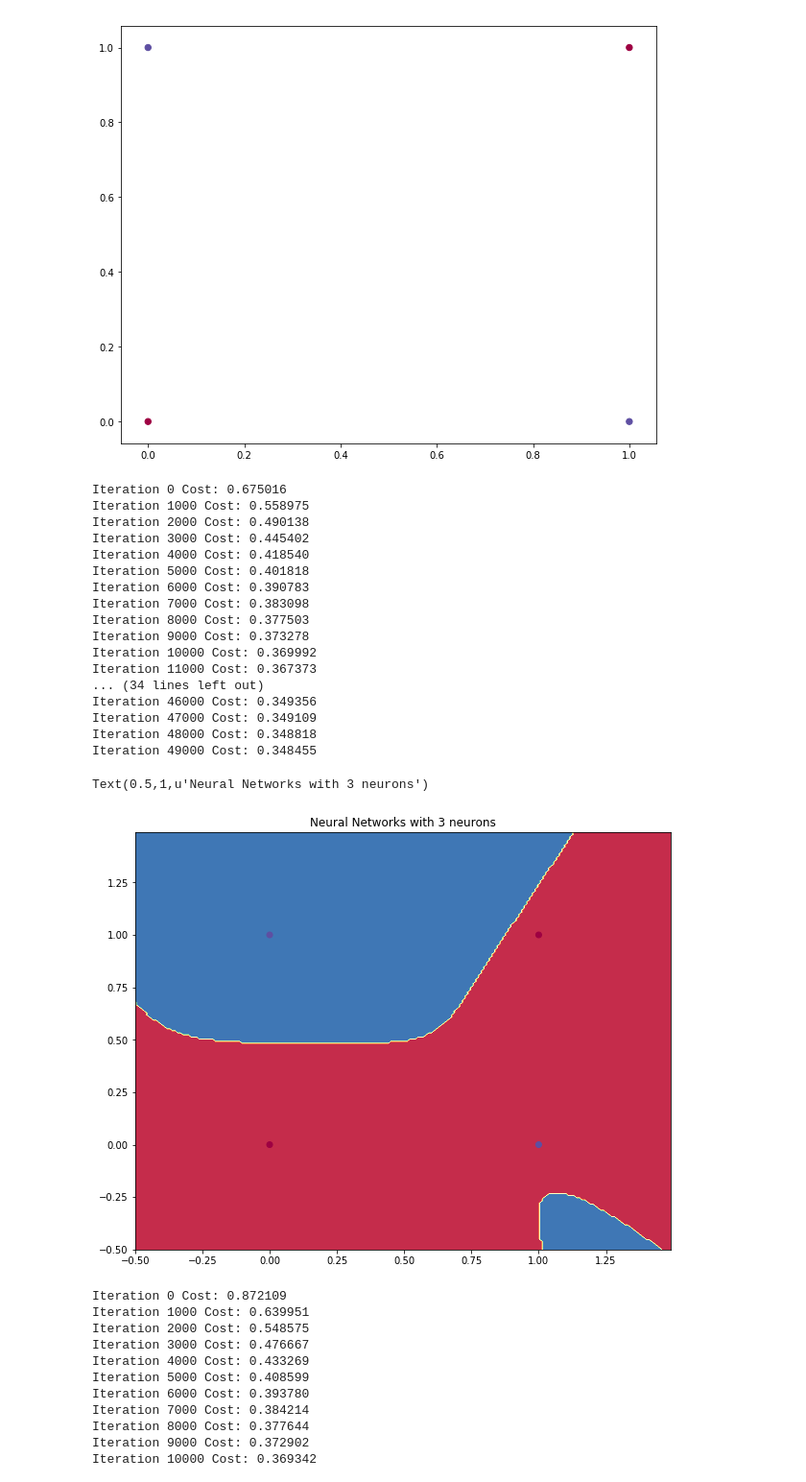
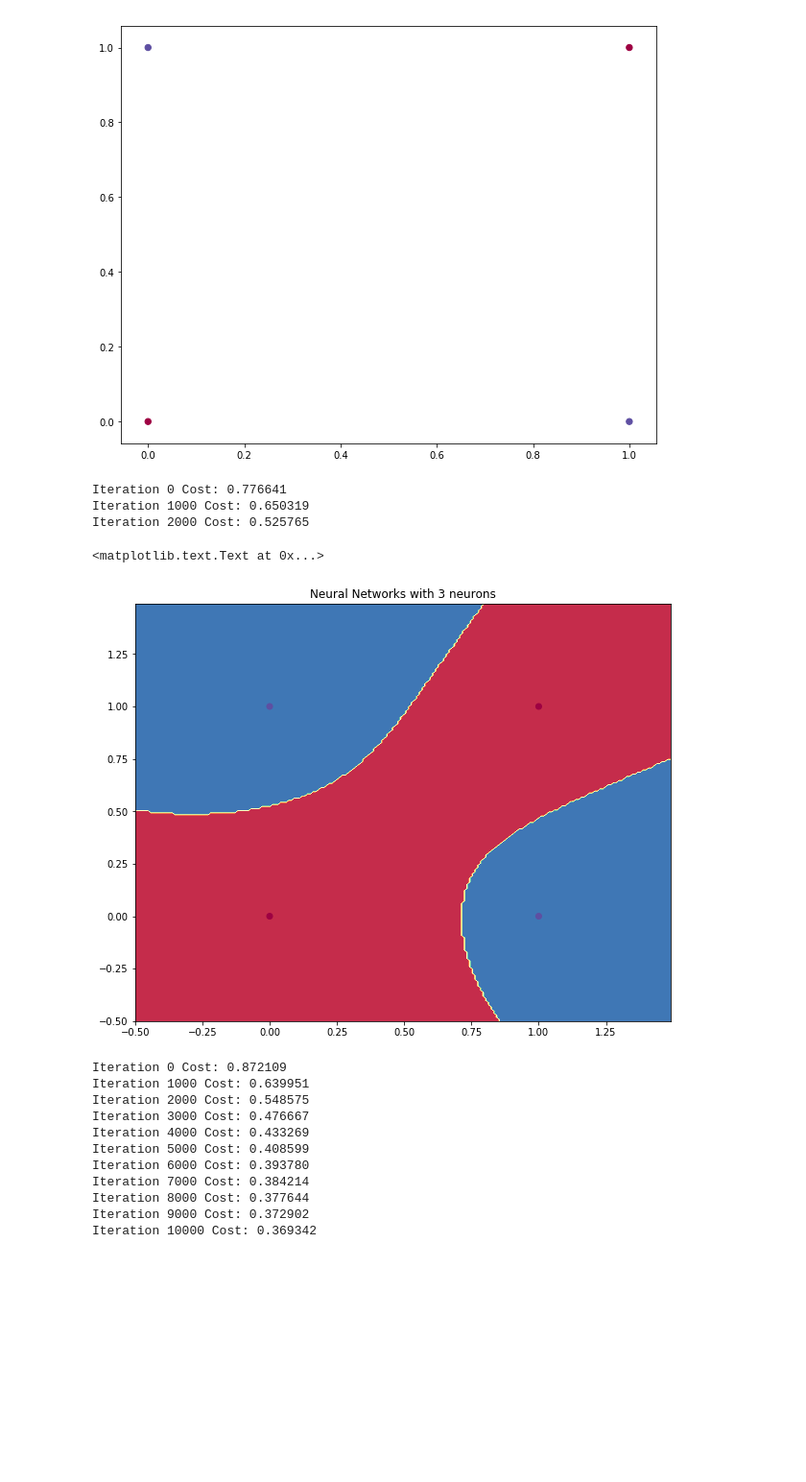
Before and after one commit to chrisbangun/tvlk-dataday, a Jupyter notebook: DNN/NeuralNetwork.ipynb, the cells around one changed output. Shown: that part at 96% size. Cells and saved outputs as stored; diff of their text form; code cells hidden in the pictures; blank space fills up the shorter version.

```diff
--- a/DNN/NeuralNetwork.ipynb
+++ b/DNN/NeuralNetwork.ipynb
@@ -95,36 +99,6 @@ Activation functions are important component in ANN.
 <br/>
 <h3> Backpropagation </h3>
 <img src="images/backprop.png", style="width:550px;height:320px;"/>
-# %%
-def compute_cost(self, A2, Y):
-        """
-        Computes the cross-entropy cost
-        """
-        m = Y.shape[0] # number of example
-        logprobs = np.multiply(np.log(A2), Y) + np.multiply((1 - Y), np.log(1 - A2))
-        cost = - np.sum(logprobs) / m
-        cost = np.squeeze(cost)
-        return cost
-# %%
-def backprop(self, X, Y):
-        m = X.shape[0]
-
-        self.dZ2 = self.A2 - Y
-
-
-        self.dW2 = (1. / m) * np.dot(self.A1.T, self.dZ2)
-        self.db2 = (1. / m) * np.sum(self.dZ2, axis=0, keepdims=True)
-
-
-        self.dZ1 = np.multiply(np.dot(self.dZ2, self.W2.T ), 1 - np.power(self.A1, 2))
-        self.dW1 = (1. / m) * np.dot(X.T, self.dZ1)
-        self.db1 = (1. / m) * np.sum(self.dZ1, axis=0, keepdims=True)
-# %%
-def update_parameters(self):
-        self.W1 -= self.learning_rate * self.dW1
-        self.b1 -= self.learning_rate * self.db1
-        self.W2 -= self.learning_rate * self.dW2
-        self.b2 -= self.learning_rate * self.db2
 # %% [markdown]
 <h3> Our NN Model for the XOR problem </h3>
 <img src="images/example_nn.jpg", style="width:650px;height:300px;"/>
@@ -217,7 +191,7 @@ class NN(object):
 
 
     def predict(self, X):
-        A2 = self.forward(X)
+        A2 = self.feedforward(X)
         predictions = np.round(A2)
         return predictions
 # %%
@@ -246,30 +220,16 @@ def build_model(X, y, num_hidden, learning_rate=0.01, num_iterations=50000, verb
         cost_history.append(cost)
     return model, cost_history
 # %%
-model, _ = build_model(X, y, 3)
+model, _ = build_model(X, y, 3, num_iterations=2500)
 # Plot the decision boundary
 plot_decision_boundary(lambda x: model.predict(x), X, y)
 plt.title("Neural Networks with 3 neurons")
 # %% [output]
-Iteration 0 Cost: 0.675016
-Iteration 1000 Cost: 0.558975
-Iteration 2000 Cost: 0.490138
-Iteration 3000 Cost: 0.445402
-Iteration 4000 Cost: 0.418540
-Iteration 5000 Cost: 0.401818
-Iteration 6000 Cost: 0.390783
-Iteration 7000 Cost: 0.383098
-Iteration 8000 Cost: 0.377503
-Iteration 9000 Cost: 0.373278
-Iteration 10000 Cost: 0.369992
-Iteration 11000 Cost: 0.367373
-... (34 lines left out)
-Iteration 46000 Cost: 0.349356
-Iteration 47000 Cost: 0.349109
-Iteration 48000 Cost: 0.348818
-Iteration 49000 Cost: 0.348455
+Iteration 0 Cost: 0.776641
+Iteration 1000 Cost: 0.650319
+Iteration 2000 Cost: 0.525765
-Text(0.5,1,u'Neural Networks with 3 neurons')
+<matplotlib.text.Text at 0x...>
-[figure, old version]
+[figure, new version]
 # %%
 model, _ = build_model(X, y, 2)
 # Plot the decision boundary
```
Also changed, not shown: parts of 6 cells of this notebook.
